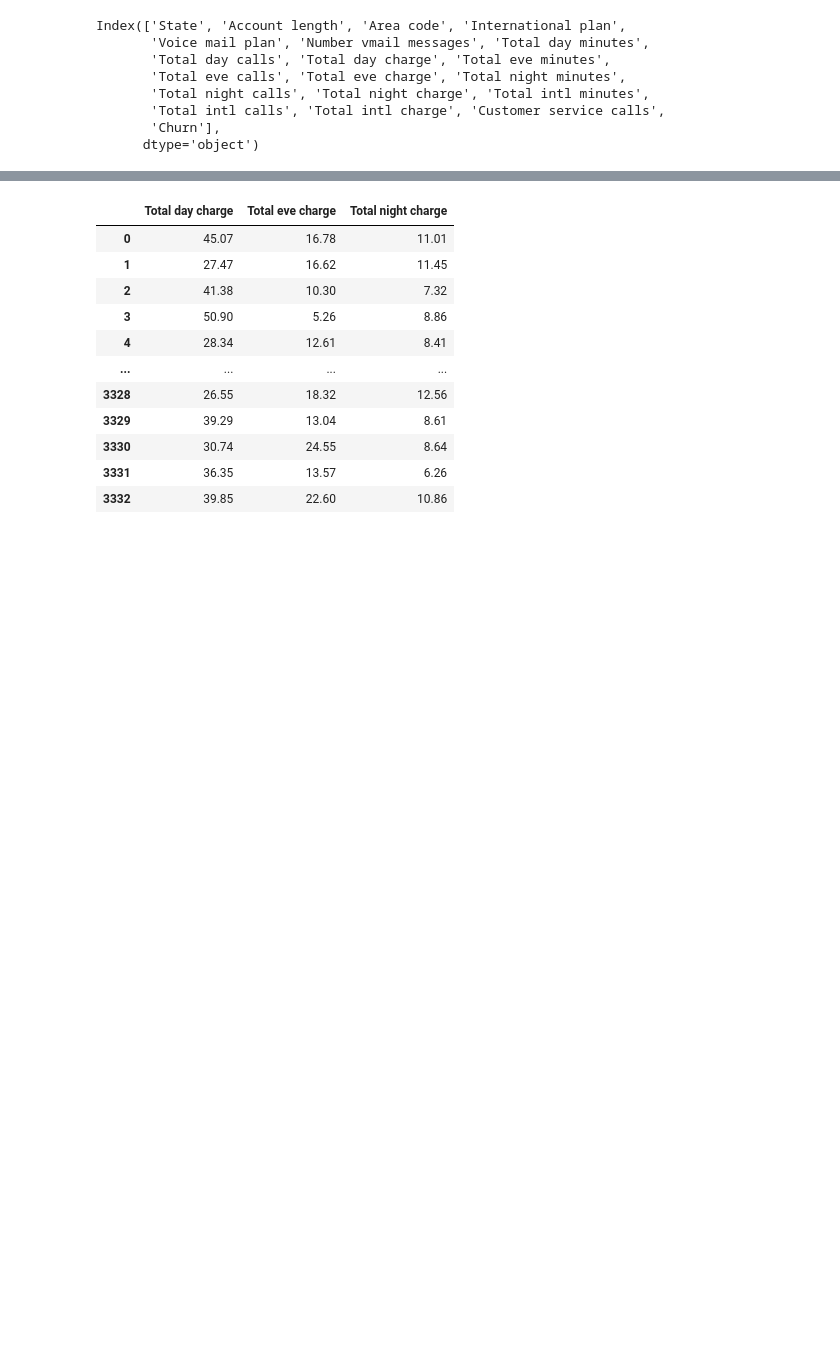
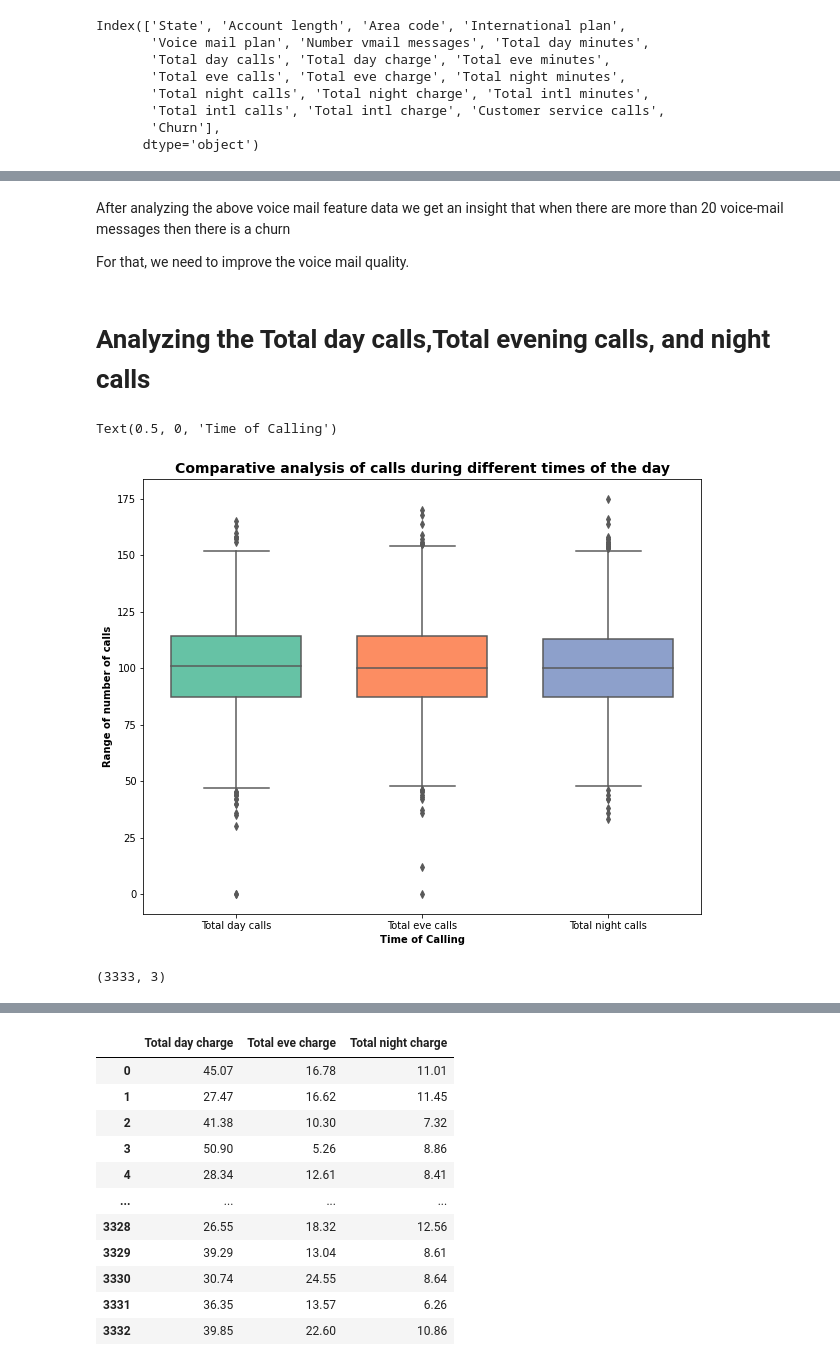
Before and after one commit to prathamesh122/telecom-churn-analysis, a Jupyter notebook: Telecom_Churn_Analysis_Dynamic_Developers_Capstone_Project.ipynb, the cells around one changed output, grey strips where cells are left out. Saved outputs shown, nothing was run; the diff lists cells and outputs as text; code cells hidden in the pictures; blank space fills up the shorter version.

```diff
--- a/Telecom_Churn_Analysis_Dynamic_Developers_Capstone_Project.ipynb
+++ b/Telecom_Churn_Analysis_Dynamic_Developers_Capstone_Project.ipynb
@@ -379,12 +388,18 @@ Index(['State', 'Account length', 'Area code', 'International plan',
+# %% [markdown]
+After analyzing the above voice mail feature data we get an insight that when there are more than 20 voice-mail messages then there is a churn
+
+For that, we need to improve the voice mail quality.
+# %% [markdown]
+# Analyzing the Total day calls,Total evening calls, and night calls
 # %%
 # Outlier Analysis of Total day, eve, night calls
 
-import matplotlib.pyplot as plt
-import seaborn as sns
-
 attributes = ['Total day calls','Total eve calls','Total night calls',]
 plt.rcParams['figure.figsize'] = [10,8]
-sns.boxplot(data = df[attributes], orient="v", palette="Set2" ,whis=1.5,saturation=1, width=0.7)
+sb.boxplot(data = df[attributes], orient="v", palette="Set2" ,whis=1.5,saturation=1, width=0.7)
 plt.title("Comparative analysis of calls during different times of the day", fontsize = 14, fontweight = 'bold')
 plt.ylabel("Range of number of calls", fontweight = 'bold')
 plt.xlabel("Time of Calling", fontweight = 'bold')
+# %% [output]
+Text(0.5, 0, 'Time of Calling')
+[figure, added]
@@ -390,0 +425,13 @@ plt.xlabel("Time of Calling", fontweight = 'bold')
+# %%
+# Rescaling the attributes
+
+df_df = df[['Total_day_calls','Total_eve_calls', 'Total_night_calls']]
+
+# Instantiate
+scaler = StandardScaler()
+
+# fit_transform
+df_df_scaled = scaler.fit_transform(df_df)
+df_df_scaled.shape
+# %% [output]
+(3333, 3)
```
Also changed, not shown: parts of 27 cells of this notebook.
